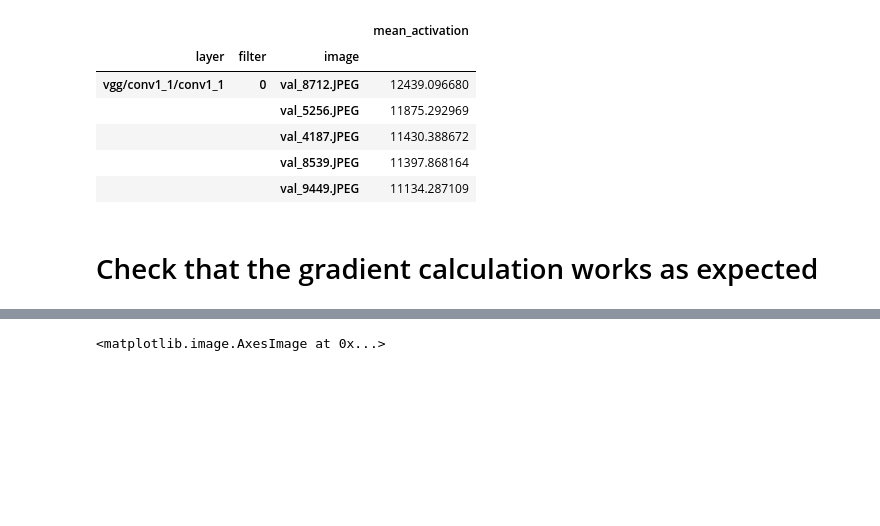
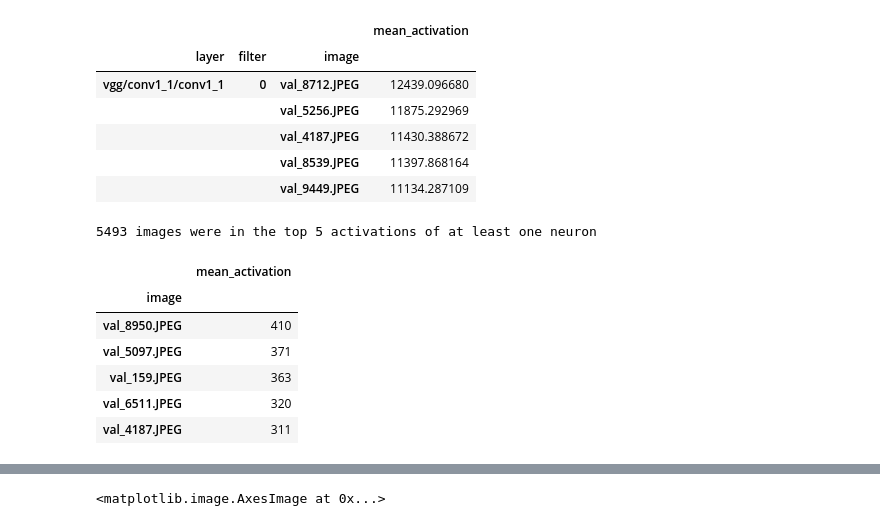
Before and after one commit to adamdivak/vgg_deconv_vis, a Jupyter notebook: Merge mean activations and generate activation gradient plots.ipynb, the cells around one changed output, grey strips where cells are left out. Cells and saved outputs as stored; diff of their text form; code cells hidden in the pictures; blank space fills up the shorter version.

```diff
--- a/Merge mean activations.ipynb
+++ b/Merge mean activations and generate activation gradient plots.ipynb
@@ -87,5 +93,16 @@ df_max_n_activations.head()
 |  |  | val_4187.JPEG | 11430.388672 |
 |  |  | val_8539.JPEG | 11397.868164 |
 |  |  | val_9449.JPEG | 11134.287109 |
-# %% [markdown]
-# Check that the gradient calculation works as expected
+# %%
+neurons_per_image = df_max_n_activations.groupby(level='image').count().sort_values('mean_activation', ascending=False)
+print("{} images were in the top 5 activations of at least one neuron".format(len(neurons_per_image)))
+neurons_per_image.head()
+# %% [output]
+5493 images were in the top 5 activations of at least one neuron
+|  | mean_activation |
+| image |  |
+| val_8950.JPEG | 410 |
+| val_5097.JPEG | 371 |
+| val_159.JPEG | 363 |
+| val_6511.JPEG | 320 |
+| val_4187.JPEG | 311 |
```
Also changed, not shown: parts of 11 cells of this notebook, 6 other files.
